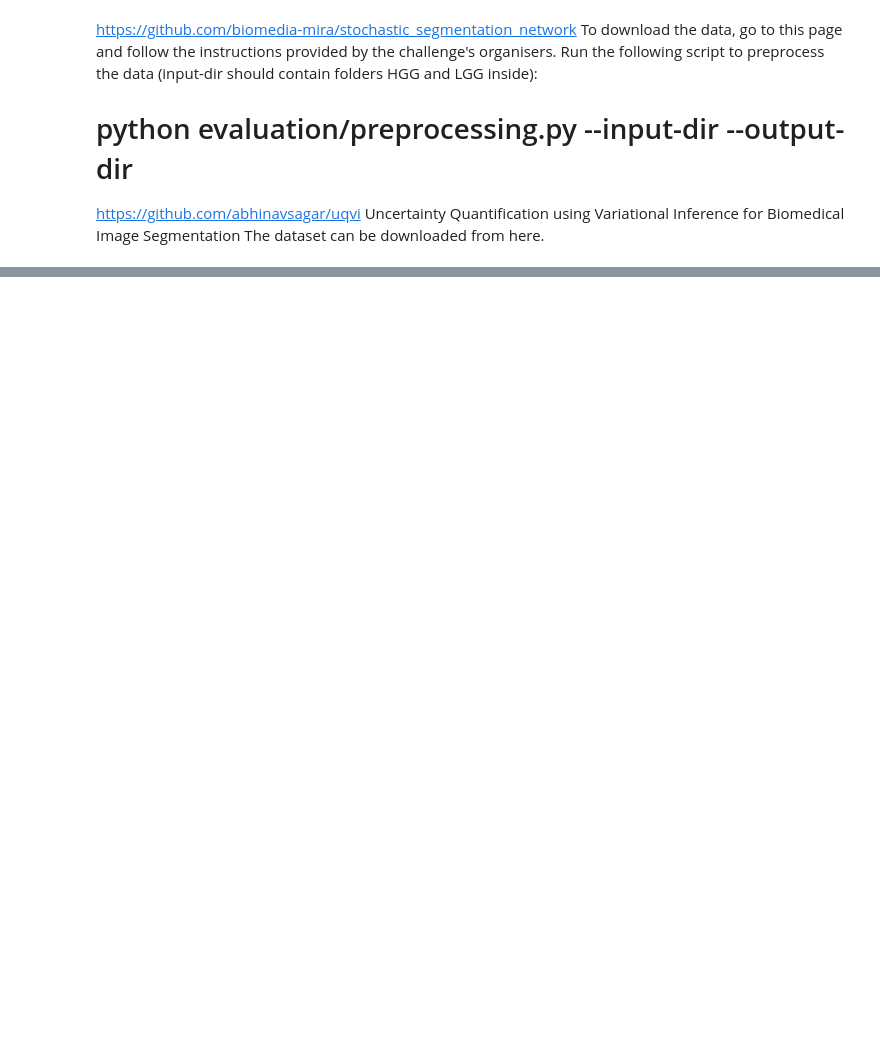
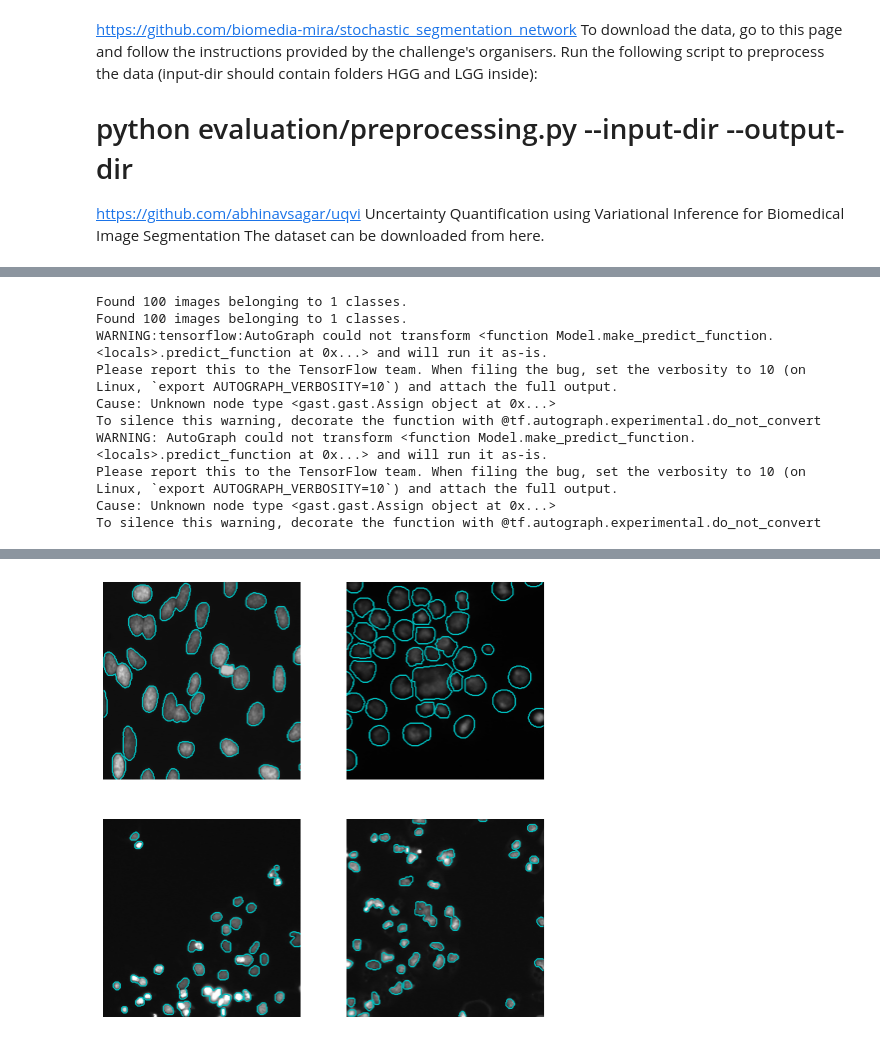
Before and after one commit to clementsiegrist/NucleiSegBayesiaNeuralNet, a Jupyter notebook: unet_bayesiannet_segmentation.ipynb, the cells around one changed output, grey strips where cells are left out. Drawn from its saved outputs; the diff is of its cells as text; code cells hidden in the pictures; blank space fills up the shorter version.

Commit message:
plot_well_done

```diff
--- a/unet_bayesiannet_segmentation.ipynb
+++ b/unet_bayesiannet_segmentation.ipynb
@@ -615,0 +496,15 @@ iiii 9
+# %%
+%matplotlib inline
+%config InlineBackend.figure_format='retina'
+predict_on_test_and_plot(test_path, model_name=model_name, num=96)
+# %% [output]
+Found 100 images belonging to 1 classes.
+Found 100 images belonging to 1 classes.
+WARNING:tensorflow:AutoGraph could not transform <function Model.make_predict_function.<locals>.predict_function at 0x...> and will run it as-is.
+Please report this to the TensorFlow team. When filing the bug, set the verbosity to 10 (on Linux, `export AUTOGRAPH_VERBOSITY=10`) and attach the full output.
+Cause: Unknown node type <gast.gast.Assign object at 0x...>
+To silence this warning, decorate the function with @tf.autograph.experimental.do_not_convert
+WARNING: AutoGraph could not transform <function Model.make_predict_function.<locals>.predict_function at 0x...> and will run it as-is.
+Please report this to the TensorFlow team. When filing the bug, set the verbosity to 10 (on Linux, `export AUTOGRAPH_VERBOSITY=10`) and attach the full output.
+Cause: Unknown node type <gast.gast.Assign object at 0x...>
+To silence this warning, decorate the function with @tf.autograph.experimental.do_not_convert
@@ -615,0 +513 @@ iiii 9
+[figure, added]
```
Also changed, not shown: parts of 15 cells of this notebook.
